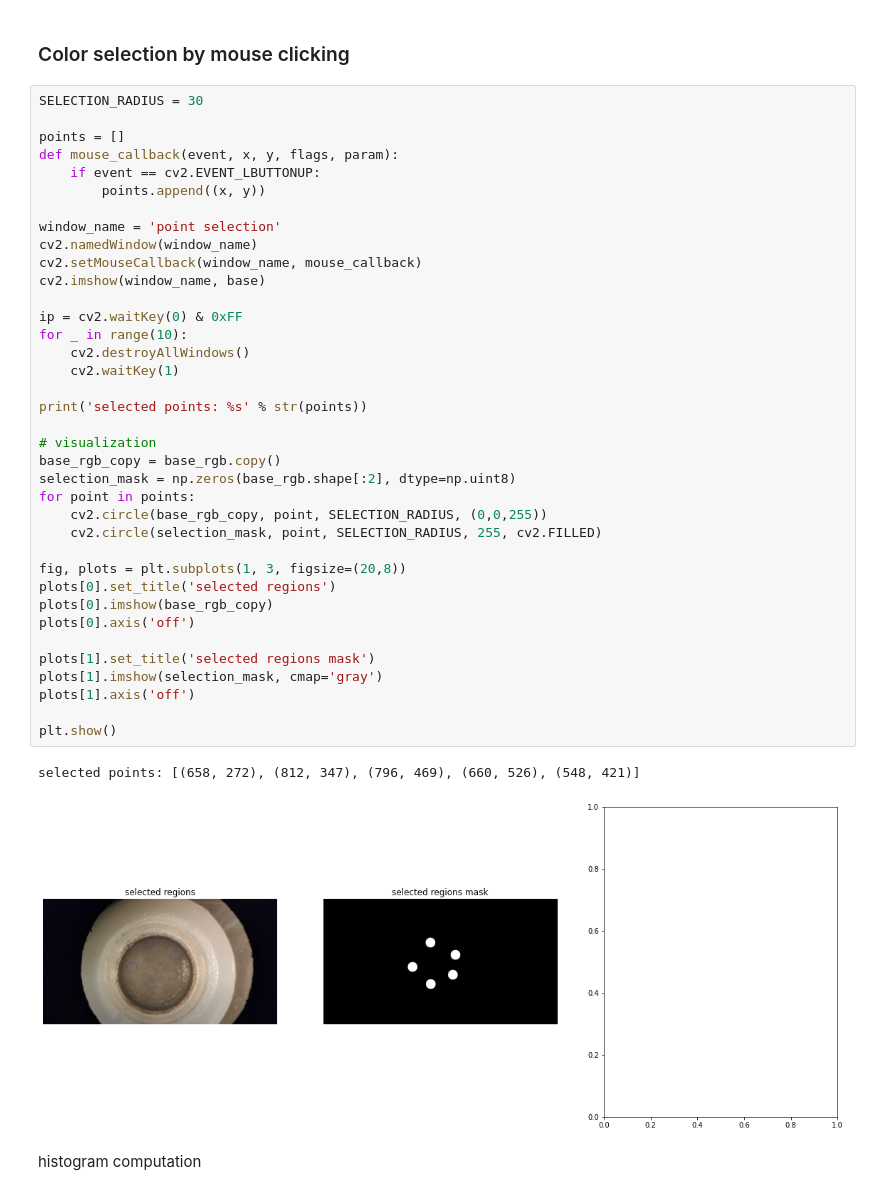
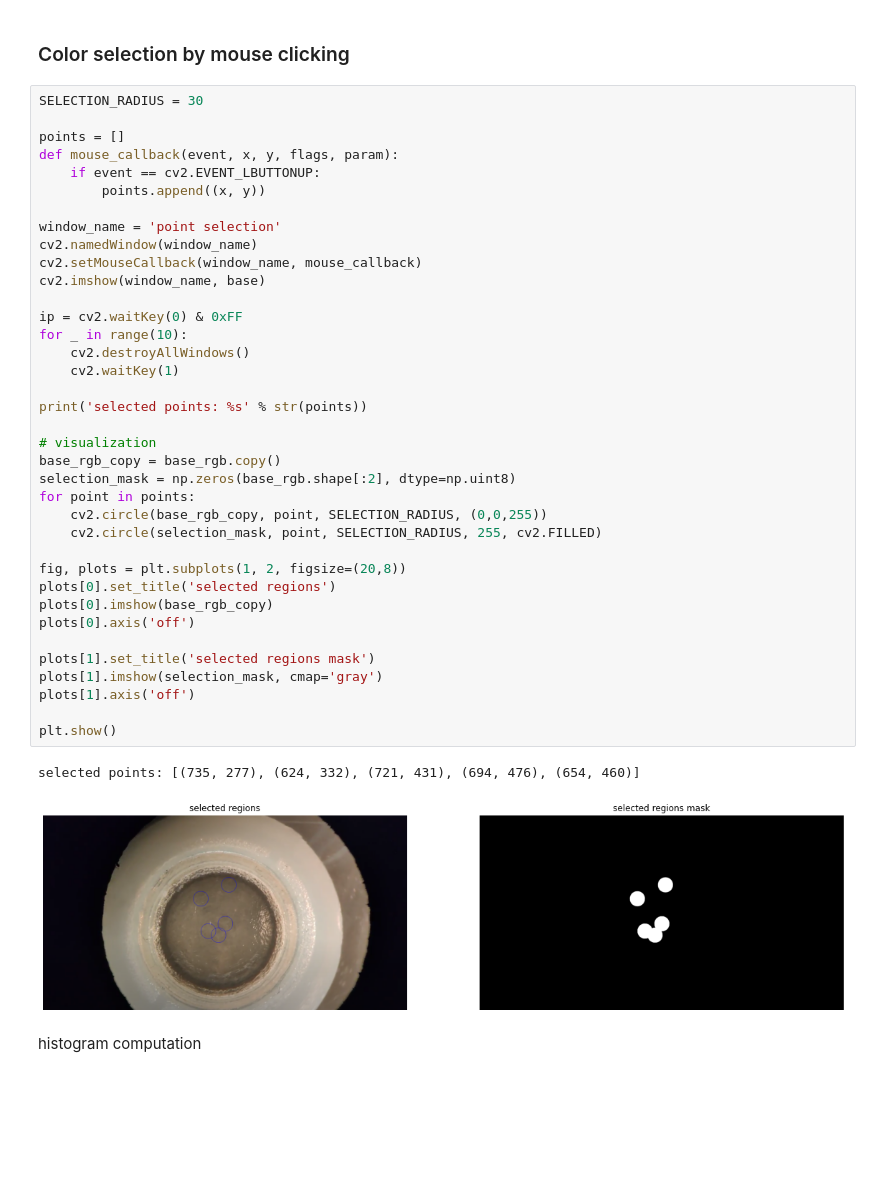
Before and after one commit to Custom-Surgical-GmbH/Cataract-Surgery-Training-Explorations, a Jupyter notebook: opencv_explorations/color_thresholding.ipynb, the cells around one changed output. Cells and saved outputs as stored; diff of their text form; blank space fills up the shorter version.

```diff
--- a/opencv_explorations/color_thresholding.ipynb
+++ b/opencv_explorations/color_thresholding.ipynb
@@ -68,36 +68,36 @@ def mouse_callback(event, x, y, flags, param):
 
 window_name = 'point selection'
 cv2.namedWindow(window_name)
 cv2.setMouseCallback(window_name, mouse_callback)
 cv2.imshow(window_name, base)
 
 ip = cv2.waitKey(0) & 0xFF
 for _ in range(10):
     cv2.destroyAllWindows()
     cv2.waitKey(1)
 
 print('selected points: %s' % str(points))
 
 # visualization
 base_rgb_copy = base_rgb.copy()
 selection_mask = np.zeros(base_rgb.shape[:2], dtype=np.uint8)
 for point in points:
     cv2.circle(base_rgb_copy, point, SELECTION_RADIUS, (0,0,255))
     cv2.circle(selection_mask, point, SELECTION_RADIUS, 255, cv2.FILLED)
 
-fig, plots = plt.subplots(1, 3, figsize=(20,8))
+fig, plots = plt.subplots(1, 2, figsize=(20,8))
 plots[0].set_title('selected regions')
 plots[0].imshow(base_rgb_copy)
 plots[0].axis('off')
 
 plots[1].set_title('selected regions mask')
 plots[1].imshow(selection_mask, cmap='gray')
 plots[1].axis('off')
 
 plt.show()
 # %% [output]
-selected points: [(658, 272), (812, 347), (796, 469), (660, 526), (548, 421)]
+selected points: [(735, 277), (624, 332), (721, 431), (694, 476), (654, 460)]
-[figure, old version]
+[figure, new version]
 # %% [markdown]
 histogram computation
 # %%
```
Also changed, not shown: parts of 3 cells of this notebook, 1 other file.
